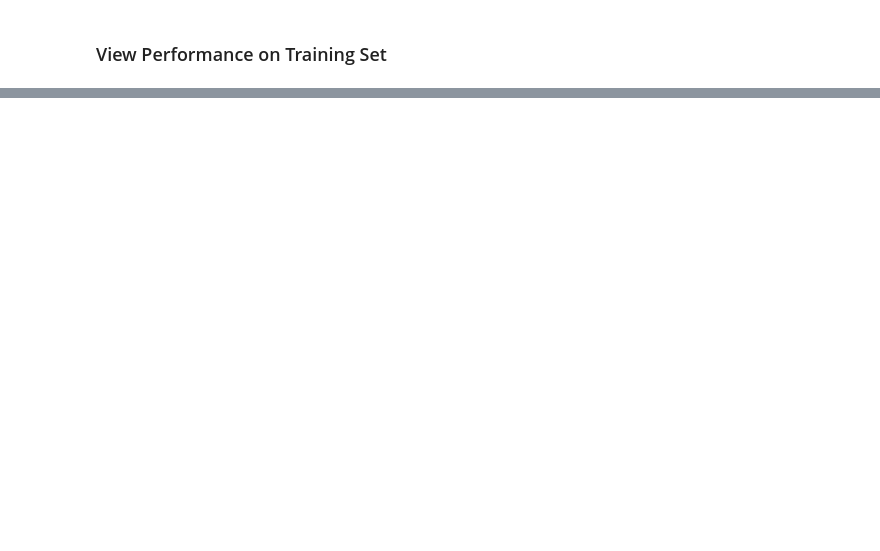
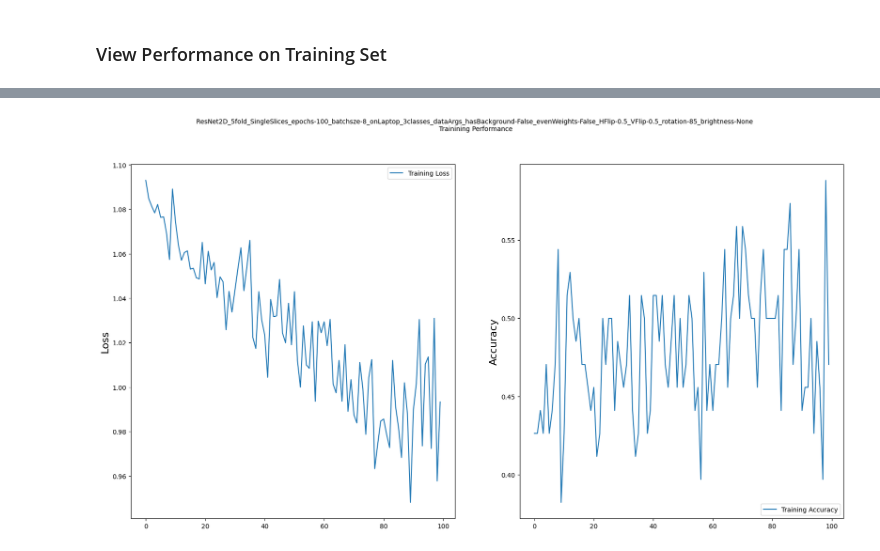
Before and after one commit to DaLawnChair/Pancreas-Cancer-Prognosis, a Jupyter notebook: imageSegmentationMultipleSingleSlice.ipynb, the cells around one changed output, grey strips where cells are left out. Saved outputs shown, nothing was run; the diff lists cells and outputs as text; code cells hidden in the pictures; blank space fills up the shorter version.

Commit message:
Implementation with Stratified K Folds
* Fixed reasoning for why the testing metrics were always 100%
* Add supporting code for implementing straftified k folds

```diff
--- a/imageSegmentationMultipleSingleSlice.ipynb
+++ b/imageSegmentationMultipleSingleSlice.ipynb
@@ -776,9 +760,12 @@ class ResNet50ClassificaitonModel(torch.nn.Module):
         x = self.outputLayer(x)
         return x
 
-model = ResNet50ClassificaitonModel()
-criterion = nn.CrossEntropyLoss()
-optimizer = optim.Adam(model.parameters(), lr=0.001)
+def defineModel():
+    model = ResNet50ClassificaitonModel()
+    criterion = nn.CrossEntropyLoss()
+    optimizer = optim.Adam(model.parameters(), lr=0.001)
+
+    return model, criterion, optimizer
 # %%
 # from fmcib.models import fmcib_model
 
@@ -1029,0 +1039,78 @@ plt.show()
+# %%
+# Data augmentations
+
+from sklearn.model_selection import StratifiedKFold
+
+BATCHSIZE = 8
+NUM_EPOCHS = 100
+RandomHorizontalFlipProbablility = 0.5
+RandomVerticalFlipProbablility = 0.5
+RandomRotationAngle = 85
+
+hasBackground = False
+brightness = None
+# Should also consider brightness
+
+# Balance the classes used in the model
+class1Percentage = (0.3333/16)
+class2Percentage = (0.3333/30)
+class3Percentage = (0.3333/24)
+
+weightsForClasses = [class1Percentage / (class1Percentage+class2Percentage+class3Percentage) , class3Percentage / (class1Percentage+class2Percentage+class3Percentage), class3Percentage / (class1Percentage+class2Percentage+class3Percentage)]
+# print(weightsForClasses)
+
+
+
+#Keep history of values
+confusion_matricies = []
+accuracies = []
+f1s = []
+recalls = []
+predictionSplits = []
+# run datasplit with stratified kfolds:
+stratifiedFolds = StratifiedKFold(n_splits=5, shuffle=True, random_state=42)
+stratifiedFolds.get_n_splits(croppedSegmentsList, recistCriteria)
+
+for i, (train_index, test_index) in enumerate(stratifiedFolds.split(croppedSegmentsList, recistCriteria)):
+
+    #Set the name of the test
+    testName = f'ResNet2D_5fold_SingleSlices_epochs-{NUM_EPOCHS}_batchsze-{BATCHSIZE}_onLaptop_3classes_dataArgs_hasBackground-{hasBackground}_evenWeights-{False}_HFlip-{RandomHorizontalFlipProbablility}_\
+VFlip-{RandomVerticalFlipProbablility}_rotation-{RandomRotationAngle}_brightness-{brightness}'
+    testPathName = 'Tests/'+testName+f'/foldn{i+1}'
+
+    xTrain, xTest = [croppedSegmentsList[i] for i in train_index], [croppedSegmentsList[i] for i in test_index]
+    yTrain, yTest = [recistCriteria[i] for i in train_index], [recistCriteria[i] for i in test_index]
+
+    # Convert the recist criteria to 0,1,2
+    yTrain = [x-1 for x in yTrain]
+    yTest = [x-1 for x in yTest]
+
+    # ## Working with Numpy arrays
+    xTrain = np.array(xTrain)
+    xTest = np.array(xTest)
+    yTrain = np.array(yTrain)
+    yTest = np.array(yTest)
+    xTrain =  np.expand_dims(xTrain,axis=-1)
+    xTest =  np.expand_dims(xTest,axis=-1)
+
+    model = None
+    disp, accuracy, f1, recall, predictsTotal = runModelFullStack(testPathName, testName)
+
+    confusion_matricies.append(disp)
+    accuracies.append(accuracy)
+    f1s.append(f1)
+    recalls.append(recall)
+    predictionSplits.append(predictsTotal)
+
+
+
+kFoldsTestMetrics = {'Prediction averages': averagePredictionTotals(predictionSplits), 'Accuracy':meanConfidenceInterval(accuracies), 'F1 Score':meanConfidenceInterval(f1s), 'Recall':meanConfidenceInterval(recalls)}
+
+file = open('Tests/'+testName+'/kFoldsTestMetrics.txt','w')
+for key, value in kFoldsTestMetrics.items():
+    file.write(f'{key}: {value}\n')
+    print(f'{key}: {value}')
+file.close()
+
+plotConfusionMatricies('Tests/'+testName, testName, confusion_matricies)
+# %% [output]
@@ -1029,0 +1208 @@ plt.show()
+[figure, added]
```
Also changed, not shown: parts of 13 cells of this notebook, 1 other file.
